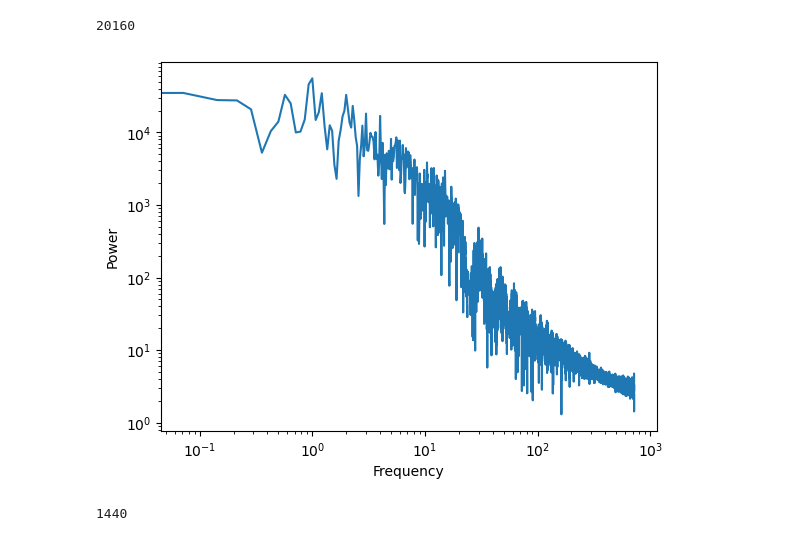
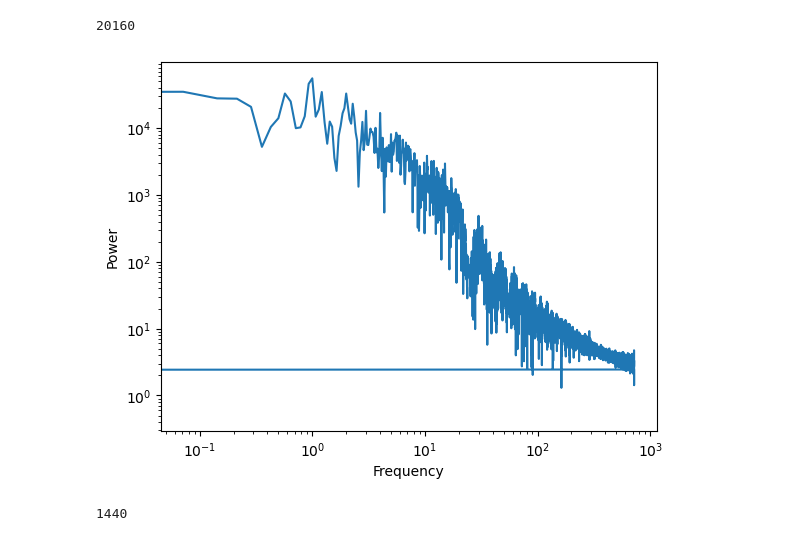
Before and after one commit to alexmarmaliuk/Space_Weather_Project, a Jupyter notebook: drafts/third_try.ipynb, the cells around one changed output. Cells and saved outputs as stored; diff of their text form; code cells hidden in the pictures.

```diff
--- a/drafts/third_try.ipynb
+++ b/drafts/third_try.ipynb
@@ -77,22 +77,23 @@ building_plots(df.x, df.y)
 # %%
 yf = sp.fft.fft(np.array(df.y))
 duration = 14
 sample_rate = 24 * 60
 xf = sp.fft.fftfreq(20160, 1 / sample_rate)
 fig_size = 15
 
 fig, ax = plt.subplots()
 # ax.set_yscale('function', functions=(partial(np.power, 10.0), np.log10))
 # ax.set_xscale('function', functions=(partial(np.power, 10.0), np.log10))
 # plt.plot(xf, np.abs(yf))
-plt.plot(xf[20160//2 - 100000 + 10 : 20160//2], np.abs(yf)[20160//2 - 100000 + 10 : 20160//2 ])
+# plt.plot(xf[20160//2 - 100000 + 10 : 20160//2], np.abs(yf)[20160//2 - 100000 + 10 : 20160//2 ])
+plt.plot(xf[20160//2 - 100000 + 10 : 20160], np.abs(yf)[20160//2 - 100000 + 10 : 20160 ])
 plt.xlabel("Frequency")
 plt.ylabel("Power")
 plt.yscale('log')
 plt.xscale('log')
 plt.show()
 # %% [output]
-[figure, old version]
+[figure, new version]
 # %%
 sample_rate
 # %% [output]
```
Also changed, not shown: parts of 1 cell of this notebook, 14 other files.
